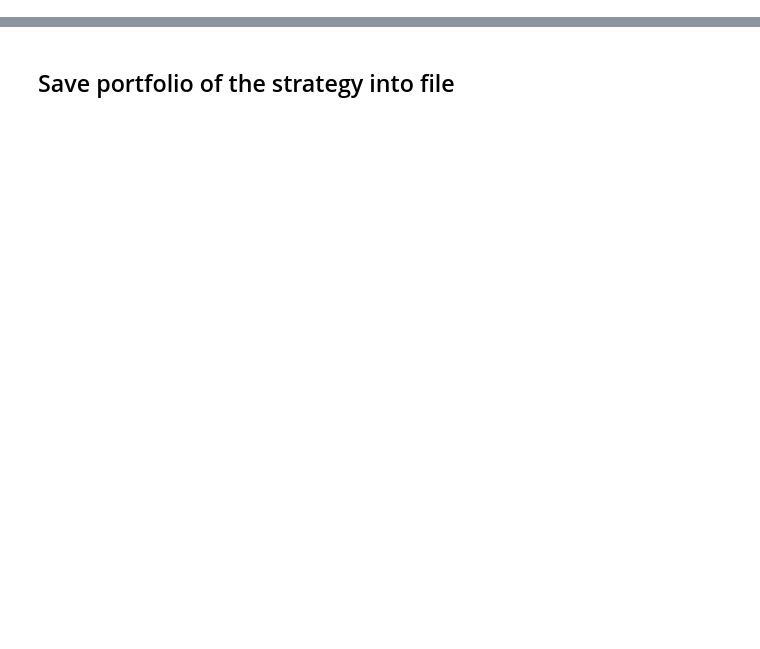
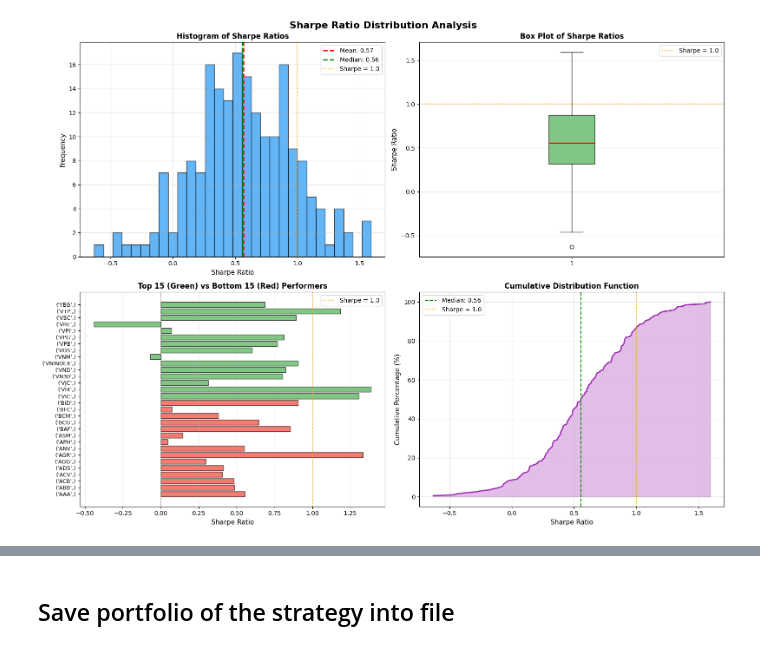
Before and after one commit to phuchuynh0909/all-in-one-portfolio, a Jupyter notebook: notebooks/backtest_001.ipynb, the cells around one changed output, grey strips where cells are left out. Saved outputs shown, nothing was run; the diff lists cells and outputs as text; code cells hidden in the pictures; blank space fills up the shorter version.

```diff
--- a/notebooks/backtest_001.ipynb
+++ b/notebooks/backtest_001.ipynb
@@ -108,0 +1019,90 @@ Stock data saved to stocks_data_latest.h5
+# %%
+# Extract and plot Sharpe ratio distribution for each symbol
+import matplotlib.pyplot as plt
+import seaborn as sns
+
+# Get stats grouped by symbol
+sharpe_ratios = sharpe_best
+print(f"Sharpe Ratio Statistics:")
+print(f"  Mean: {sharpe_ratios.mean():.3f}")
+print(f"  Median: {sharpe_ratios.median():.3f}")
+print(f"  Std: {sharpe_ratios.std():.3f}")
+print(f"  Min: {sharpe_ratios.min():.3f}")
+print(f"  Max: {sharpe_ratios.max():.3f}")
+print(f"\nSymbols with Sharpe > 1.0: {(sharpe_ratios > 1.0).sum()}")
+print(f"Symbols with Sharpe > 2.0: {(sharpe_ratios > 2.0).sum()}")
+
+# Create figure with multiple subplots
+fig, axes = plt.subplots(2, 2, figsize=(16, 12))
+fig.suptitle('Sharpe Ratio Distribution Analysis', fontsize=16, fontweight='bold')
+
+# 1. Histogram
+ax1 = axes[0, 0]
+ax1.hist(sharpe_ratios.values, bins=30, edgecolor='black', alpha=0.7, color='#2196F3')
+ax1.axvline(sharpe_ratios.mean(), color='red', linestyle='--', linewidth=2, label=f'Mean: {sharpe_ratios.mean():.2f}')
+ax1.axvline(sharpe_ratios.median(), color='green', linestyle='--', linewidth=2, label=f'Median: {sharpe_ratios.median():.2f}')
+ax1.axvline(1.0, color='orange', linestyle=':', linewidth=1.5, label='Sharpe = 1.0')
+ax1.set_xlabel('Sharpe Ratio', fontsize=11)
+ax1.set_ylabel('Frequency', fontsize=11)
+ax1.set_title('Histogram of Sharpe Ratios', fontsize=12, fontweight='bold')
+ax1.legend()
+ax1.grid(True, alpha=0.3)
+
+# 2. Box Plot
+ax2 = axes[0, 1]
+bp = ax2.boxplot(sharpe_ratios.values, vert=True, patch_artist=True,
+                 boxprops=dict(facecolor='#4CAF50', alpha=0.7),
+                 medianprops=dict(color='red', linewidth=2))
+ax2.axhline(1.0, color='orange', linestyle=':', linewidth=1.5, label='Sharpe = 1.0')
+ax2.set_ylabel('Sharpe Ratio', fontsize=11)
+ax2.set_title('Box Plot of Sharpe Ratios', fontsize=12, fontweight='bold')
+ax2.legend()
+ax2.grid(True, alpha=0.3, axis='y')
+
+# 3. Top/Bottom performers bar chart
+ax3 = axes[1, 0]
+top_n = 15
+top_symbols = sharpe_ratios.tail(top_n)
+bottom_symbols = sharpe_ratios.head(top_n)
+combined = pd.concat([bottom_symbols, top_symbols])
+colors = ['#F44336'] * len(bottom_symbols) + ['#4CAF50'] * len(top_symbols)
+ax3.barh(range(len(combined)), combined.values, color=colors, alpha=0.7, edgecolor='black')
+ax3.set_yticks(range(len(combined)))
+ax3.set_yticklabels(combined.index, fontsize=9)
+ax3.axvline(0, color='black', linewidth=0.5)
+ax3.axvline(1.0, color='orange', linestyle=':', linewidth=1.5, label='Sharpe = 1.0')
+ax3.set_xlabel('Sharpe Ratio', fontsize=11)
+ax3.set_title(f'Top {top_n} (Green) vs Bottom {top_n} (Red) Performers', fontsize=12, fontweight='bold')
+ax3.legend()
+ax3.grid(True, alpha=0.3, axis='x')
+
+# 4. Cumulative distribution
+ax4 = axes[1, 1]
+sorted_sharpe = np.sort(sharpe_ratios.values)
+cumulative_pct = np.arange(1, len(sorted_sharpe) + 1) / len(sorted_sharpe) * 100
+ax4.plot(sorted_sharpe, cumulative_pct, linewidth=2, color='#9C27B0')
+ax4.axvline(sharpe_ratios.median(), color='green', linestyle='--', linewidth=1.5, label=f'Median: {sharpe_ratios.median():.2f}')
+ax4.axvline(1.0, color='orange', linestyle=':', linewidth=1.5, label='Sharpe = 1.0')
+ax4.fill_between(sorted_sharpe, cumulative_pct, alpha=0.3, color='#9C27B0')
+ax4.set_xlabel('Sharpe Ratio', fontsize=11)
+ax4.set_ylabel('Cumulative Percentage (%)', fontsize=11)
+ax4.set_title('Cumulative Distribution Function', fontsize=12, fontweight='bold')
+ax4.legend()
+ax4.grid(True, alpha=0.3)
+
+plt.tight_layout()
+plt.show()
+
+# Print top and bottom performers
+print("\n" + "="*70)
+print("TOP 10 PERFORMERS (Highest Sharpe Ratio)")
+print("="*70)
+for symbol, sharpe in sharpe_ratios.tail(10).items():
+    print(f"  {symbol}: {sharpe:7.3f}")
+
+print("\n" + "="*70)
+print("BOTTOM 10 PERFORMERS (Lowest Sharpe Ratio)")
+print("="*70)
+for symbol, sharpe in sharpe_ratios.head(10).items():
+    print(f"  {symbol}: {sharpe:7.3f}")
+# %% [output]
@@ -108,0 +1118 @@ Stock data saved to stocks_data_latest.h5
+[figure, added]
```
Also changed, not shown: parts of 19 cells of this notebook, 16 other files.
